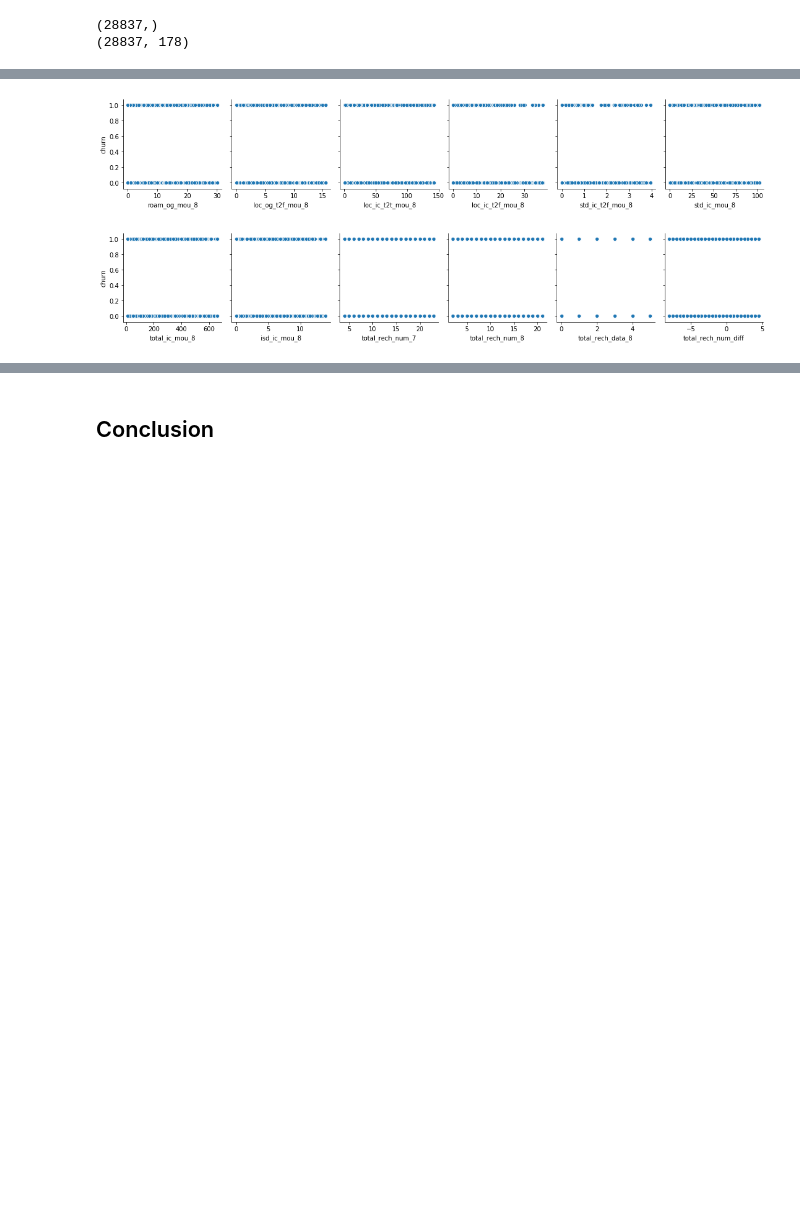
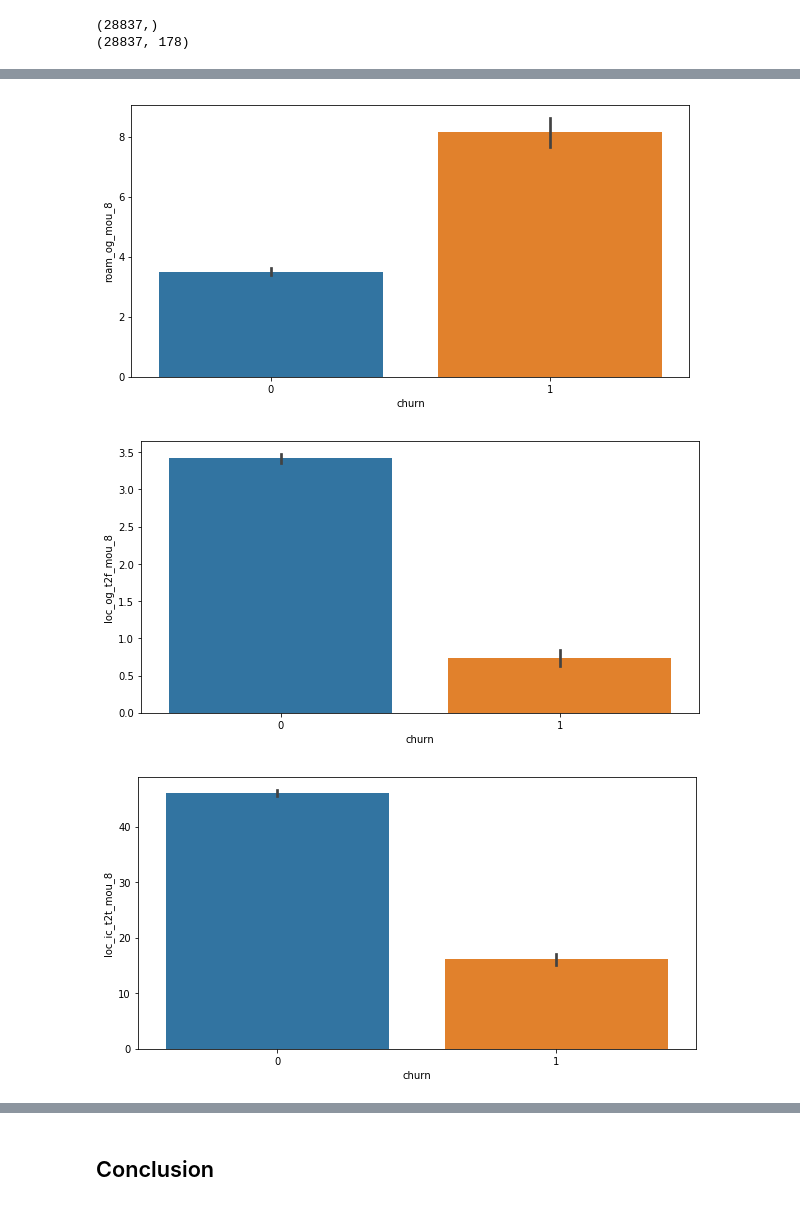
Before and after one commit to anjana-v-nair/Telecom_Churn, a Jupyter notebook: Telecom_Churn_Assignment_v2.ipynb, the cells around one changed output, grey strips where cells are left out. Cells and saved outputs as stored; diff of their text form; code cells hidden in the pictures; blank space fills up the shorter version.

```diff
--- a/Telecom_Churn_Assignment_v2.ipynb
+++ b/Telecom_Churn_Assignment_v2.ipynb
@@ -1613,12 +1576,14 @@ set2.remove('churn')
-# %%
-# Creating pairplot for visualization
-sns.pairplot(data = df_2, y_vars = ['churn'], x_vars = set1)
-plt.show()
-# %% [output]
-[figure, removed]
-# %%
-# Creating pairplot for visualization
-sns.pairplot(data = df_2, y_vars = ['churn'], x_vars = set2)
-plt.show()
-# %% [output]
-[figure, removed]
+# %%
+# creating function to visualize barplot of churn vs important predictors
+
+def barplot_imp_predictors(imp_pred):
+    for i in imp_pred:
+        plt.figure(figsize=(10,5))
+        sns.barplot(data = df_2, y = i, x = 'churn', estimator = np.mean)
+# %%
+# barplot of important predictors against churn
+barplot_imp_predictors(important_predictors)
+# %% [output]
+[figure, added]
+[figure, added]
+[figure, added]
```
Also changed, not shown: parts of 40 cells of this notebook.
